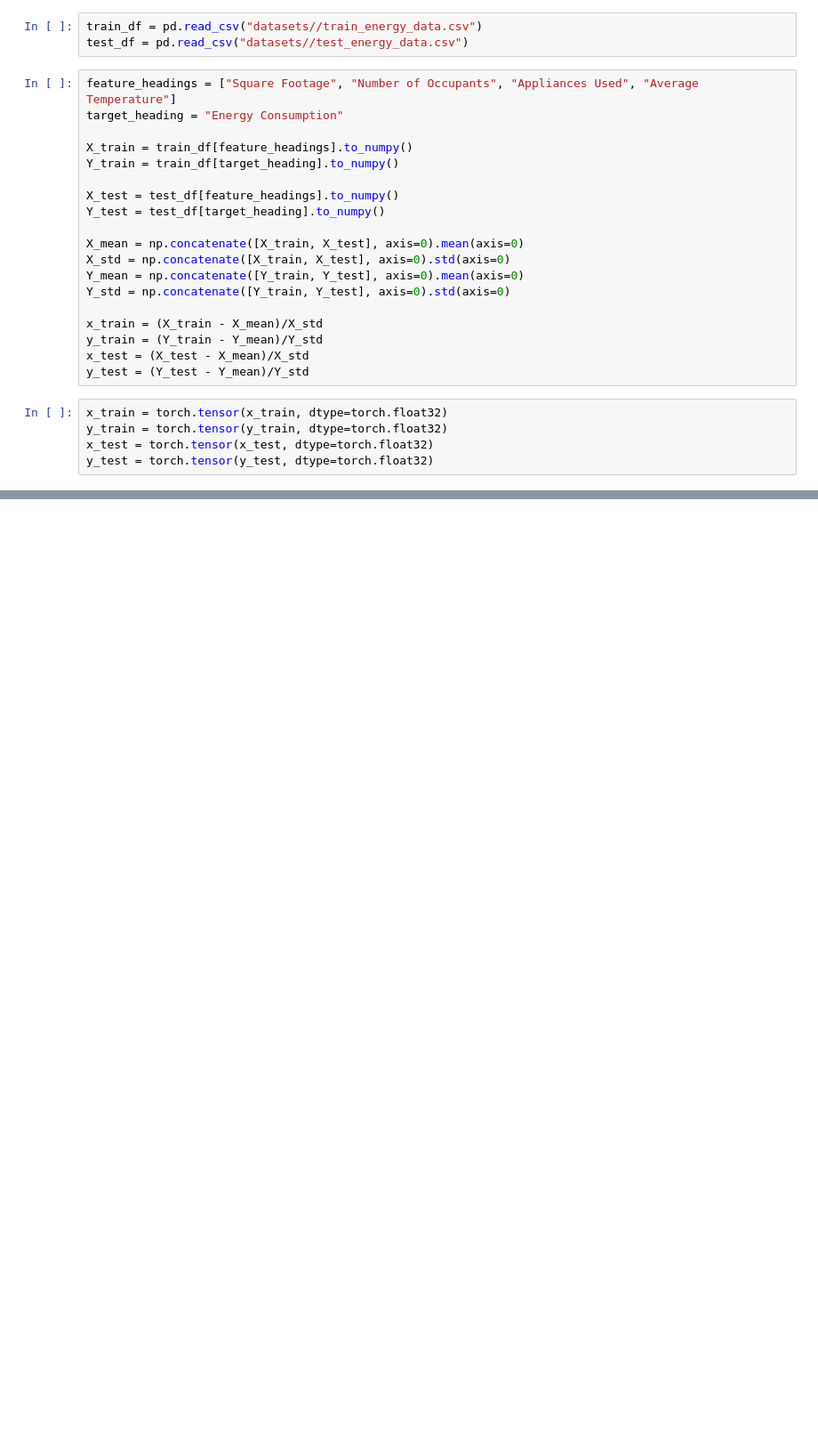
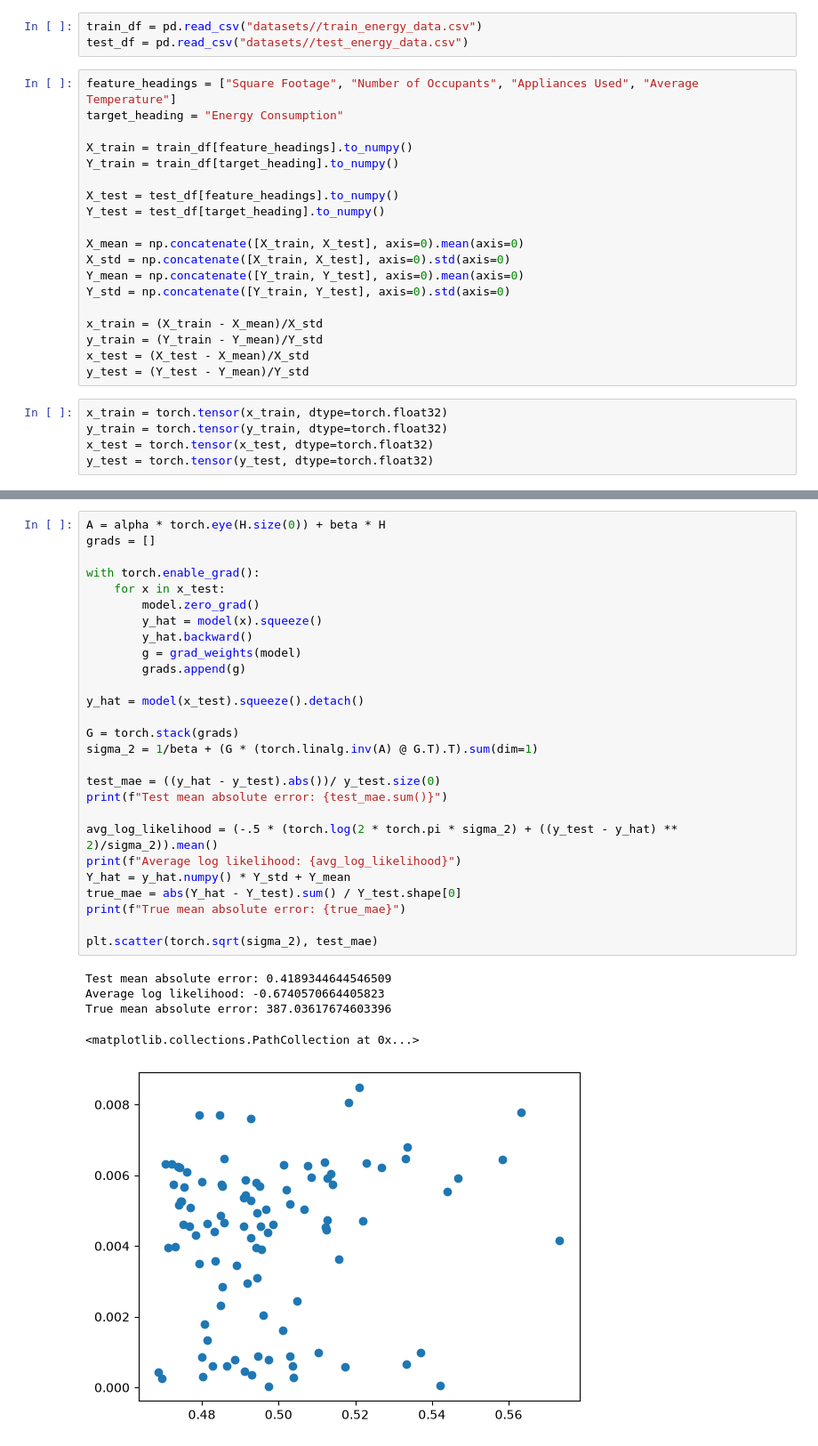
Before and after one commit to alfielenton/Bayesian-Neural-Network, a Jupyter notebook: Regression/notebook.ipynb, the cells around one changed output, grey strips where cells are left out. Shown at 89% size. Saved outputs shown, nothing was run; the diff lists cells and outputs as text; blank space fills up the shorter version.

```diff
--- a/Regression/notebook.ipynb
+++ b/Regression/notebook.ipynb
@@ -112,0 +144,33 @@ Starting Epoch 20 --
+# %%
+A = alpha * torch.eye(H.size(0)) + beta * H
+grads = []
+
+with torch.enable_grad():
+    for x in x_test:
+        model.zero_grad()
+        y_hat = model(x).squeeze()
+        y_hat.backward()
+        g = grad_weights(model)
+        grads.append(g)
+
+y_hat = model(x_test).squeeze().detach()
+
+G = torch.stack(grads)
+sigma_2 = 1/beta + (G * (torch.linalg.inv(A) @ G.T).T).sum(dim=1)
+
+test_mae = ((y_hat - y_test).abs())/ y_test.size(0)
+print(f"Test mean absolute error: {test_mae.sum()}")
+
+avg_log_likelihood = (-.5 * (torch.log(2 * torch.pi * sigma_2) + ((y_test - y_hat) ** 2)/sigma_2)).mean()
+print(f"Average log likelihood: {avg_log_likelihood}")
+Y_hat = y_hat.numpy() * Y_std + Y_mean
+true_mae = abs(Y_hat - Y_test).sum() / Y_test.shape[0]
+print(f"True mean absolute error: {true_mae}")
+
+plt.scatter(torch.sqrt(sigma_2), test_mae)
+# %% [output]
+Test mean absolute error: 0.4189344644546509
+Average log likelihood: -0.6740570664405823
+True mean absolute error: 387.03617674603396
+<matplotlib.collections.PathCollection at 0x...>
+[figure, added]
```
Also changed, not shown: parts of 4 cells of this notebook, 2 other files.
